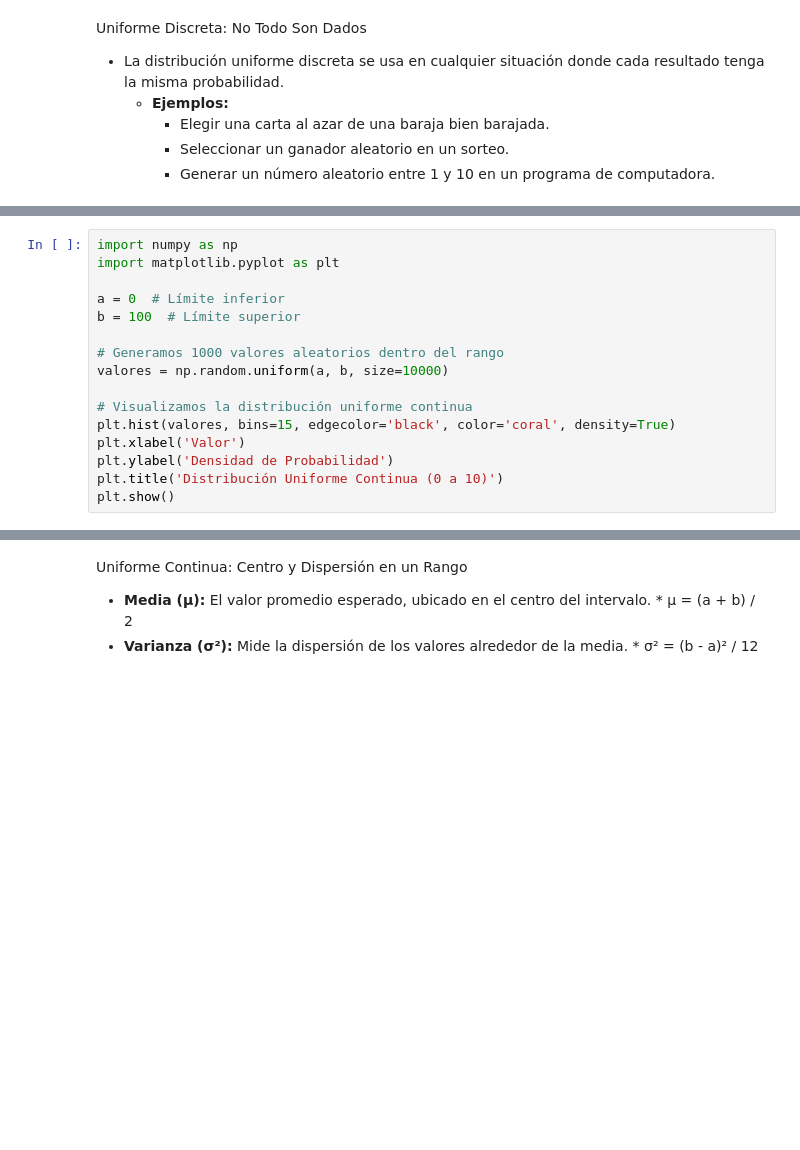
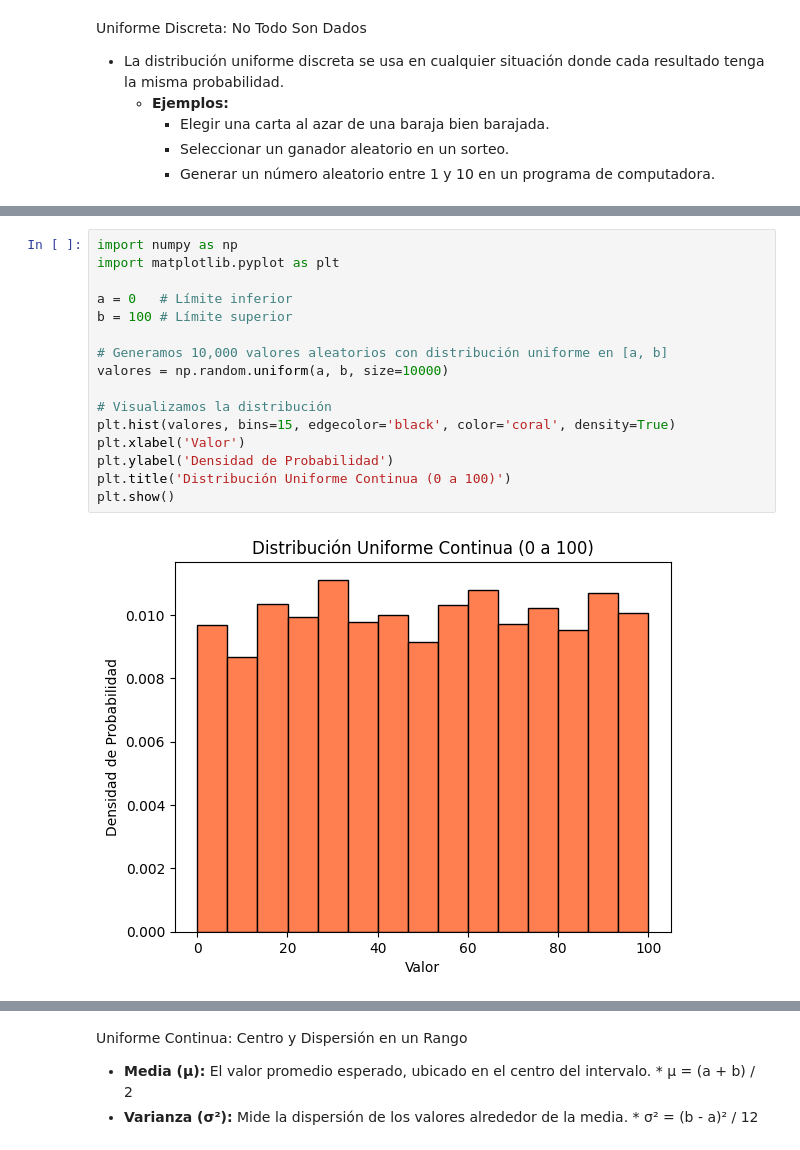
Before and after one commit to abxda/python-stats, a Jupyter notebook: STAT_Tema_4_Distribuciones_de_variables_discretas_Uniforme_Binomial.ipynb, the cells around one changed output, grey strips where cells are left out. Cells and saved outputs as stored; diff of their text form; blank space fills up the shorter version.

```diff
--- a/STAT_Tema_4_Distribuciones_de_variables_discretas_Uniforme_Binomial.ipynb
+++ b/STAT_Tema_4_Distribuciones_de_variables_discretas_Uniforme_Binomial.ipynb
@@ -531,18 +789,20 @@ Distribución Uniforme Continua: Probabilidad en un Rango
 # %%
 import numpy as np
 import matplotlib.pyplot as plt
 
-a = 0  # Límite inferior
-b = 100  # Límite superior
+a = 0   # Límite inferior
+b = 100 # Límite superior
 
-# Generamos 1000 valores aleatorios dentro del rango
+# Generamos 10,000 valores aleatorios con distribución uniforme en [a, b]
 valores = np.random.uniform(a, b, size=10000)
 
-# Visualizamos la distribución uniforme continua
+# Visualizamos la distribución
 plt.hist(valores, bins=15, edgecolor='black', color='coral', density=True)
 plt.xlabel('Valor')
 plt.ylabel('Densidad de Probabilidad')
-plt.title('Distribución Uniforme Continua (0 a 10)')
+plt.title('Distribución Uniforme Continua (0 a 100)')
 plt.show()
+# %% [output]
+[figure, added]
 # %%
 valores
```
Also changed, not shown: parts of 29 cells of this notebook.
